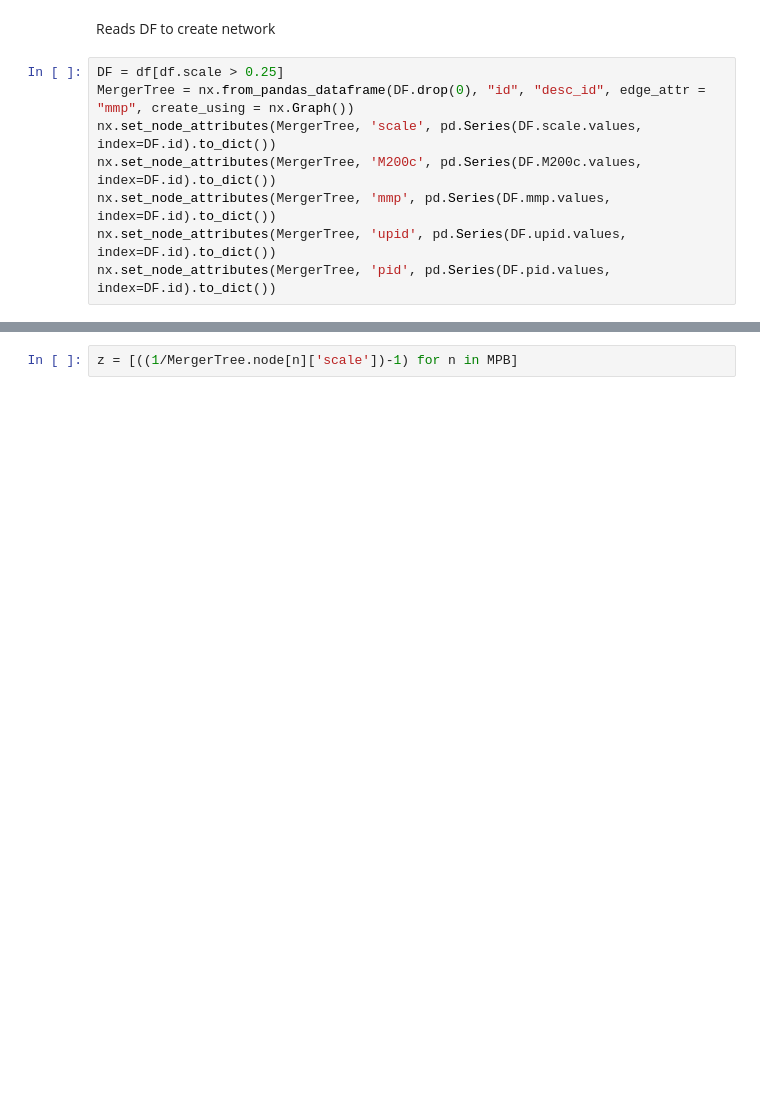
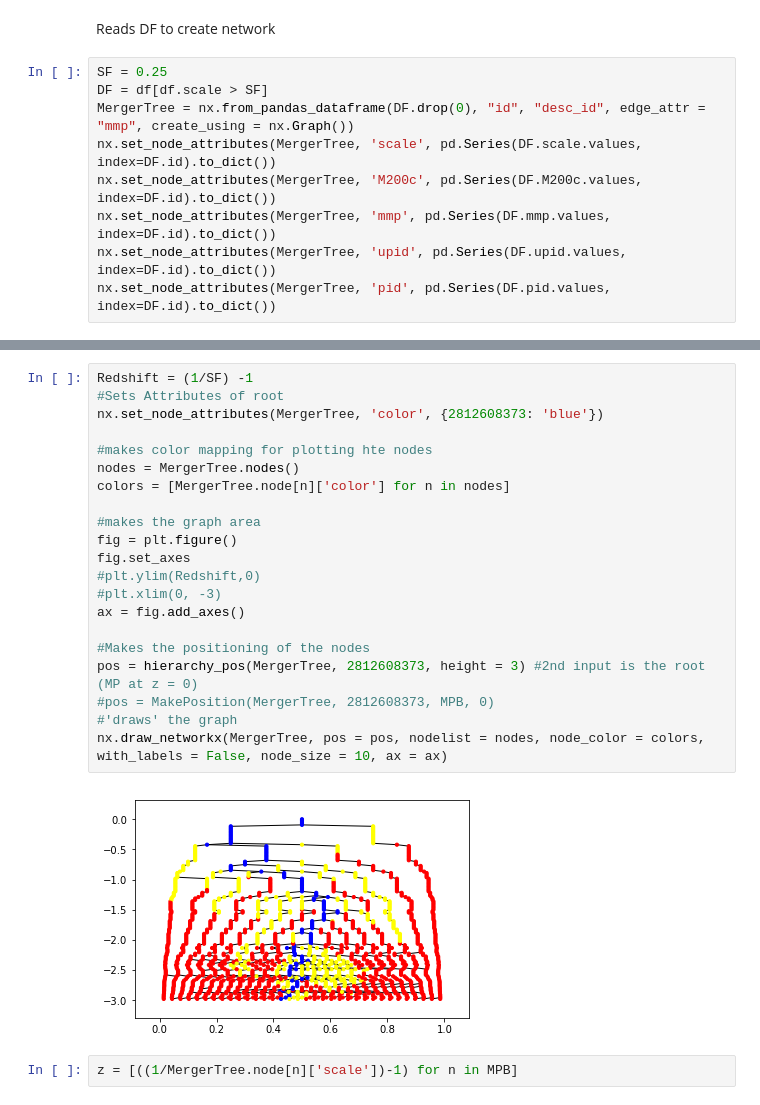
Before and after one commit to PipGrylls/BolshoiTrees, a Jupyter notebook: MergerTreeGraphs.ipynb, the cells around one changed output, grey strips where cells are left out. Cells and saved outputs as stored; diff of their text form; blank space fills up the shorter version.

```diff
--- a/MergerTreeGraphs.ipynb
+++ b/MergerTreeGraphs.ipynb
@@ -270,7 +290,8 @@ def RemoveDCM(G, root, MPB, Depth, Parent = None, OnBranch = True, MassAtMerge =
 # %% [markdown]
 Reads DF to create network
 # %%
-DF = df[df.scale > 0.25]
+SF = 0.25
+DF = df[df.scale > SF]
 MergerTree = nx.from_pandas_dataframe(DF.drop(0), "id", "desc_id", edge_attr = "mmp", create_using = nx.Graph())
 nx.set_node_attributes(MergerTree, 'scale', pd.Series(DF.scale.values, index=DF.id).to_dict())
 nx.set_node_attributes(MergerTree, 'M200c', pd.Series(DF.M200c.values, index=DF.id).to_dict())
@@ -333,3 +336,26 @@ print(np.column_stack((Morig,Mcorr,Mdiff)))
+# %%
+Redshift = (1/SF) -1
+#Sets Attributes of root
+nx.set_node_attributes(MergerTree, 'color', {2812608373: 'blue'})
+
+#makes color mapping for plotting hte nodes
+nodes = MergerTree.nodes()
+colors = [MergerTree.node[n]['color'] for n in nodes]
+
+#makes the graph area
+fig = plt.figure()
+fig.set_axes
+#plt.ylim(Redshift,0)
+#plt.xlim(0, -3)
+ax = fig.add_axes()
+
+#Makes the positioning of the nodes
+pos = hierarchy_pos(MergerTree, 2812608373, height = 3) #2nd input is the root (MP at z = 0)
+#pos = MakePosition(MergerTree, 2812608373, MPB, 0)
+#'draws' the graph
+nx.draw_networkx(MergerTree, pos = pos, nodelist = nodes, node_color = colors, with_labels = False, node_size = 10, ax = ax)
+# %% [output]
+[figure, added]
 # %%
 z = [((1/MergerTree.node[n]['scale'])-1) for n in MPB]
 # %%
```
Also changed, not shown: parts of 6 cells of this notebook.
